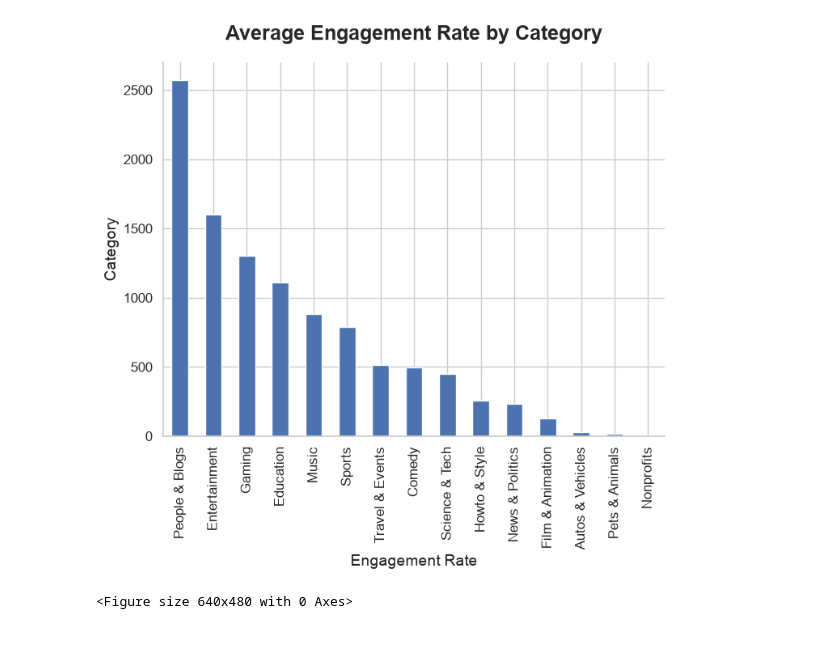
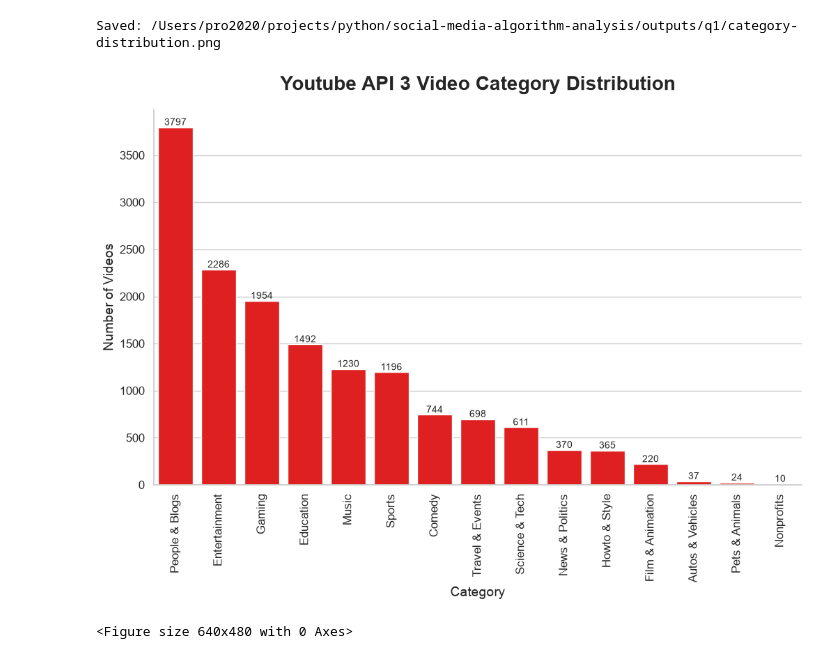
Before and after one commit to patinnojoe/algorithm-economy, a Jupyter notebook: notebook/q1-category-engagement.ipynb, the cells around one changed output. Drawn from its saved outputs; the diff is of its cells as text; code cells hidden in the pictures.

```diff
--- a/notebook/q1-category-engagement.ipynb
+++ b/notebook/q1-category-engagement.ipynb
@@ -16,28 +16,33 @@ import pandas as pd
 # %%
 df = pd.read_csv(PROCESSED_DATA_DIR / "youtube_clean.csv")
 
 
 # category distribution
 category_counts = (
     df["category_name"]
     .value_counts()
     .sort_values(ascending=False)
 )
 
+
 fig, ax = create_figure()
-style_plot(ax)
-category_counts.plot(kind="bar")
-style_plot(
-    ax,
-    title="Average Engagement Rate by Category",
-    xlabel="Engagement Rate",
-    ylabel="Category"
+sns.barplot(
+    x=category_counts.index,
+    y=category_counts.values,
+    ax=ax,
+    color=YOUTUBE_RED
 )
+ax.tick_params(axis="x", rotation=90)
+
+style_plot(ax=ax, xlabel='Category', ylabel='Number of Videos', title="Youtube API 3 Video Category Distribution")
+add_bar_labels(ax)
+save_figure(fig=fig,  filename='q1/category-distribution.png')
 plt.show()
 plt.clf()
 # %% [output]
+Saved: /Users/pro2020/projects/python/social-media-algorithm-analysis/outputs/q1/category-distribution.png
-[figure, old version]
+[figure, new version]
-<Figure size 640x480 with 0 Axes>
+<Figure size 640x480 with 0 Axes>
 # %%
 # category performance
 category_summary = (
```
Also changed, not shown: parts of 5 cells of this notebook, 16 other files.
